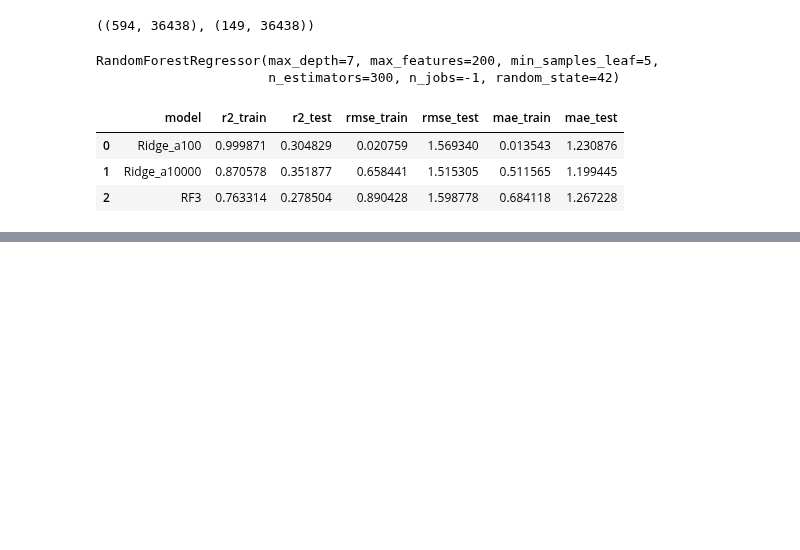
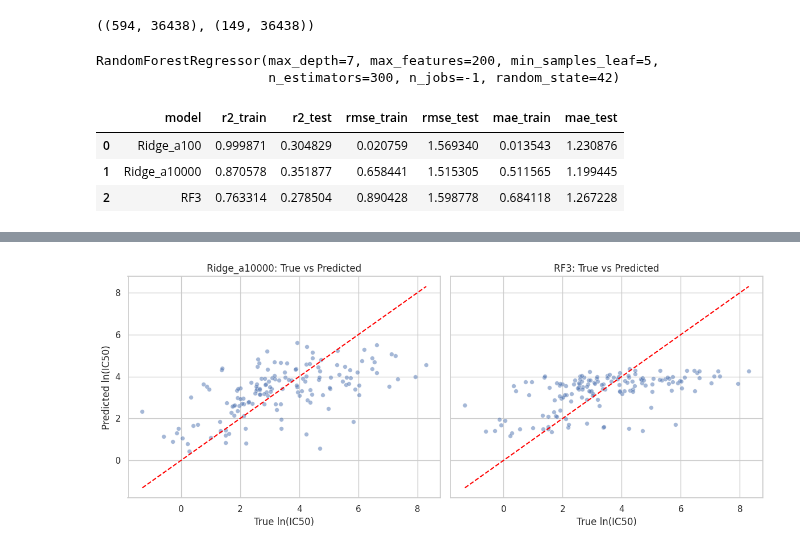
Before and after one commit to AarzuM39/gdsc-drug-response-project, a Jupyter notebook: notebooks/04_model_comparison_and_interpretation.ipynb, the cells around one changed output, grey strips where cells are left out. Drawn from its saved outputs; the diff is of its cells as text; code cells hidden in the pictures; blank space fills up the shorter version.

```diff
--- a/notebooks/04_model_comparison_and_interpretation.ipynb
+++ b/notebooks/04_model_comparison_and_interpretation.ipynb
@@ -134,0 +154,50 @@ metrics_df
+# %%
+# Get predictions
+ridge_preds = ridge_a10000.predict(X_test)
+rf3_preds = rf3.predict(X_test)
+
+# Build a small plotting dataframe
+plot_df = pd.DataFrame({
+    "true": y_test,
+    "Ridge_a10000": ridge_preds,
+    "RF3": rf3_preds
+})
+
+fig, axes = plt.subplots(1, 2, figsize=(12, 5), sharex=True, sharey=True)
+
+# Common limits so both plots use the same scale
+min_val = min(plot_df["true"].min(), plot_df["Ridge_a10000"].min(), plot_df["RF3"].min())
+max_val = max(plot_df["true"].max(), plot_df["Ridge_a10000"].max(), plot_df["RF3"].max())
+
+# Ridge plot
+sns.scatterplot(
+    x="true",
+    y="Ridge_a10000",
+    data=plot_df,
+    alpha=0.5,
+    s=30,
+    ax=axes[0]
+)
+axes[0].plot([min_val, max_val], [min_val, max_val], "--", color="red")
+axes[0].set_title("Ridge_a10000: True vs Predicted")
+axes[0].set_xlabel("True ln(IC50)")
+axes[0].set_ylabel("Predicted ln(IC50)")
+
+# RF plot
+sns.scatterplot(
+    x="true",
+    y="RF3",
+    data=plot_df,
+    alpha=0.5,
+    s=30,
+    ax=axes[1]
+)
+axes[1].plot([min_val, max_val], [min_val, max_val], "--", color="red")
+axes[1].set_title("RF3: True vs Predicted")
+axes[1].set_xlabel("True ln(IC50)")
+axes[1].set_ylabel("Predicted ln(IC50)")
+
+plt.tight_layout()
+plt.show()
+# %% [output]
+[figure, added]
```
Also changed, not shown: parts of 7 cells of this notebook.
